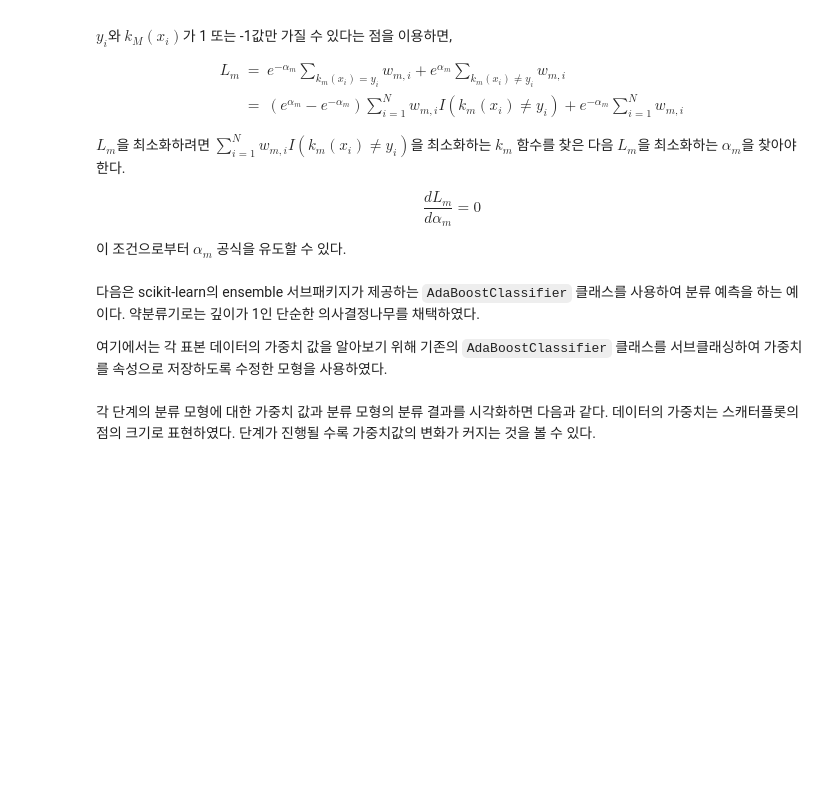
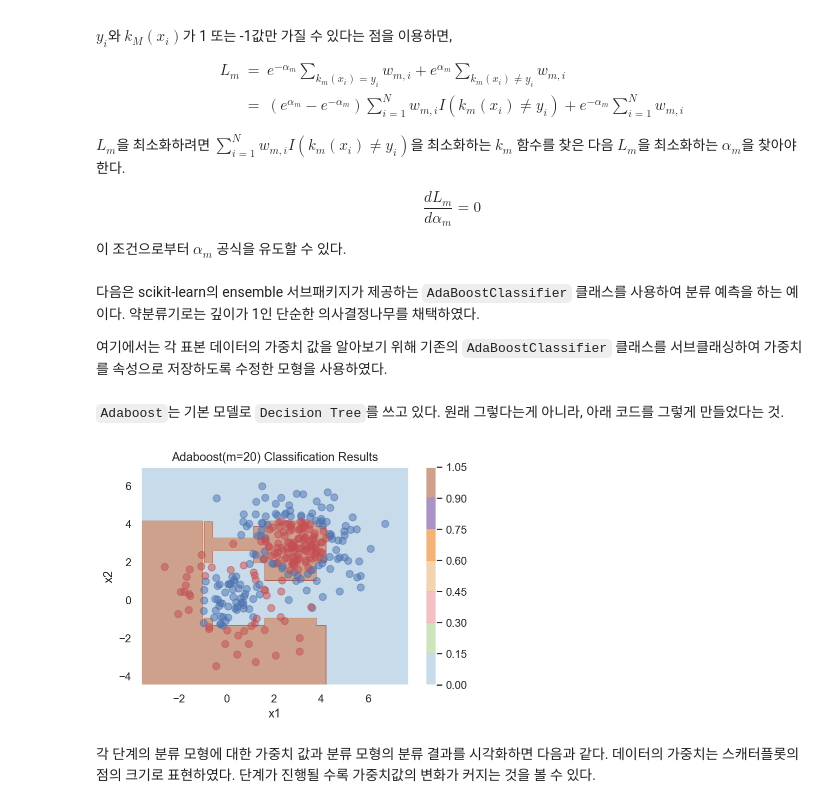
Before and after one commit to saanghyuk/0B-python, a Jupyter notebook: data_analysis/5_07_Ensemble_Boosting.ipynb, the cells around one changed output. Drawn from its saved outputs; the diff is of its cells as text; code cells hidden in the pictures; blank space fills up the shorter version.

Commit message:
Adaboost

```diff
--- a/data_analysis/5_07_Ensemble_Boosting.ipynb
+++ b/data_analysis/5_07_Ensemble_Boosting.ipynb
@@ -94,6 +165,8 @@ $$ \dfrac{d L_m}{d \alpha_m} = 0 $$
 다음은 scikit-learn의 ensemble 서브패키지가 제공하는 `AdaBoostClassifier` 클래스를 사용하여 분류 예측을 하는 예이다. 약분류기로는 깊이가 1인 단순한 의사결정나무를 채택하였다.
 
 여기에서는 각 표본 데이터의 가중치 값을 알아보기 위해 기존의 `AdaBoostClassifier` 클래스를 서브클래싱하여 가중치를 속성으로 저장하도록 수정한 모형을 사용하였다.
+# %% [markdown]
+`Adaboost`는 기본 모델로 `Decision Tree`를 쓰고 있다. 원래 그렇다는게 아니라, 아래 코드를 그렇게 만들었다는 것.
 # %%
 from sklearn.datasets import make_gaussian_quantiles
 from sklearn.tree import DecisionTreeClassifier
@@ -129,35 +202,37 @@ class MyAdaBoostClassifier(AdaBoostClassifier):
         super(MyAdaBoostClassifier, self)._boost(iboost, X, y, sample_weight, random_state)
         self.sample_weight[iboost] = sample_weight.copy()
         return sample_weight, estimator_weight, estimator_error
 
 model_ada = MyAdaBoostClassifier(DecisionTreeClassifier(max_depth=1, random_state=0), n_estimators=20)
 model_ada.fit(X, y)
 
-def plot_result(model, title="분류결과", legend=False, s=50):
+def plot_result(model, title="Classification Results", legend=False, s=50):
     x1_min, x1_max = X[:, 0].min() - 1, X[:, 0].max() + 1
     x2_min, x2_max = X[:, 1].min() - 1, X[:, 1].max() + 1
     xx1, xx2 = np.meshgrid(np.arange(x1_min, x1_max, 0.02), np.arange(x2_min, x2_max, 0.02))
     if isinstance(model, list):
         Y = model[0].predict(np.c_[xx1.ravel(), xx2.ravel()]).reshape(xx1.shape)
         for i in range(len(model) - 1):
             Y += model[i + 1].predict(np.c_[xx1.ravel(), xx2.ravel()]).reshape(xx1.shape)
     else:
         Y = model.predict(np.c_[xx1.ravel(), xx2.ravel()]).reshape(xx1.shape)
     cs = plt.contourf(xx1, xx2, Y, cmap=plt.cm.Paired, alpha=0.5)
     for i, n, c in zip(range(2), "01", "br"):
         idx = np.where(y == i)
         plt.scatter(X[idx, 0], X[idx, 1], c=c, s=s, alpha=0.5, label="Class %s" % n)
     plt.xlim(x1_min, x1_max)
     plt.ylim(x2_min, x2_max)
     plt.xlabel('x1')
     plt.ylabel('x2')
     plt.title(title)
     plt.colorbar(cs)
     if legend:
         plt.legend()
     plt.grid(False)
 
-plot_result(model_ada, "에이다부스트(m=20) 분류 결과")
+plot_result(model_ada, "Adaboost(m=20) Classification Results")
+# %% [output]
+[figure, added]
 # %% [markdown]
 각 단계의 분류 모형에 대한 가중치 값과 분류 모형의 분류 결과를 시각화하면 다음과 같다. 데이터의 가중치는 스캐터플롯의 점의 크기로 표현하였다. 단계가 진행될 수록 가중치값의 변화가 커지는 것을 볼 수 있다.
 # %%
```
Also changed, not shown: parts of 22 cells of this notebook, 5 other files.
